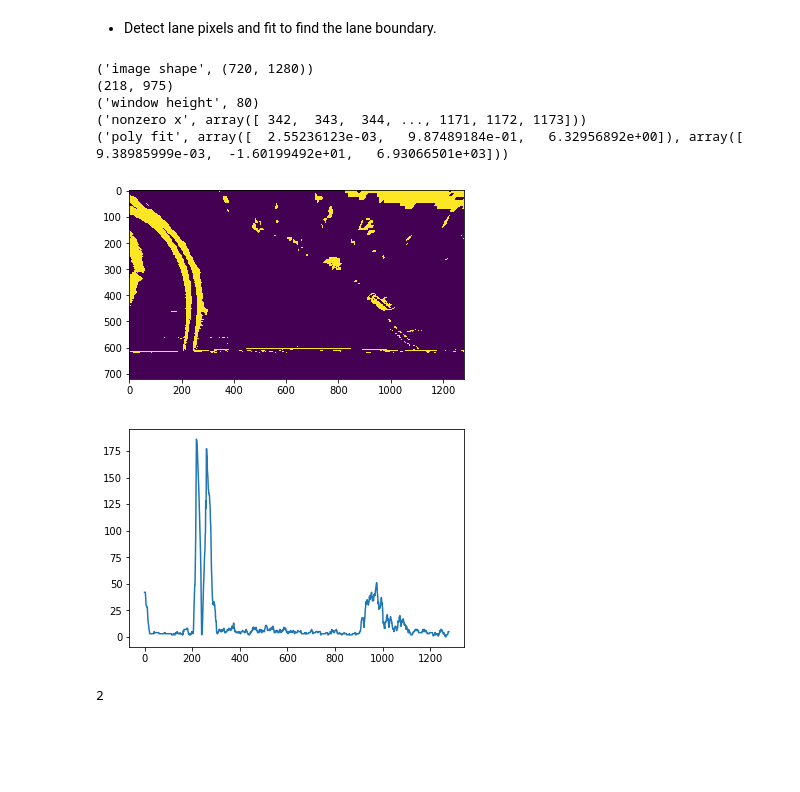
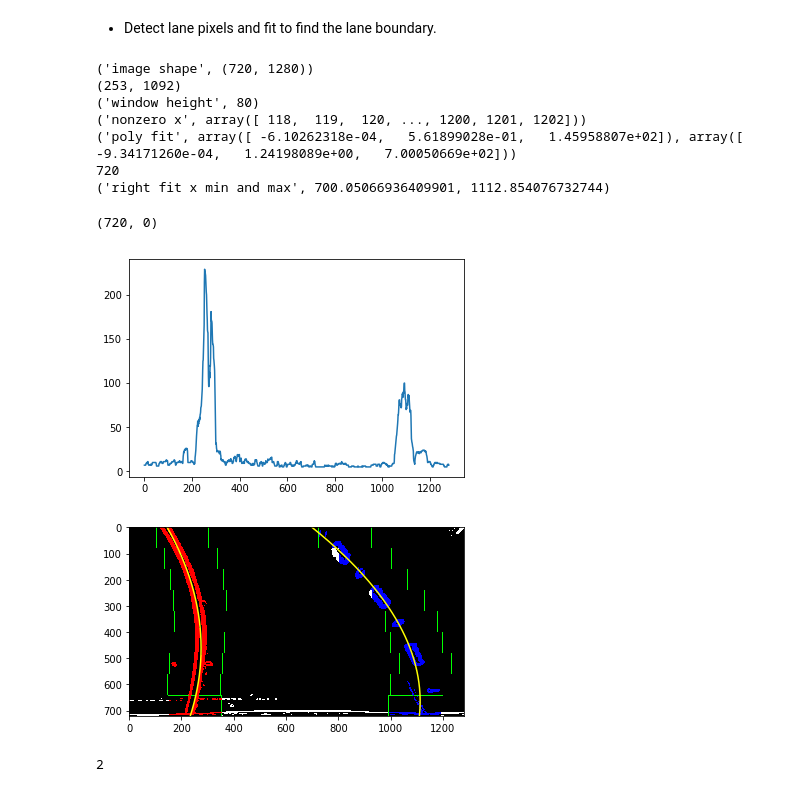
Before and after one commit to david-woo-instacart/kitt-playlabs, a Jupyter notebook: udacity/CarND-Advanced-Lane-Lines-master/CarND-Advanced-Lane-Lines-Project.ipynb, the cells around one changed output. Drawn from its saved outputs; the diff is of its cells as text; code cells hidden in the pictures; blank space fills up the shorter version.

```diff
--- a/udacity/CarND-Advanced-Lane-Lines-master/CarND-Advanced-Lane-Lines-Project.ipynb
+++ b/udacity/CarND-Advanced-Lane-Lines-master/CarND-Advanced-Lane-Lines-Project.ipynb
@@ -422,11 +388,20 @@ def get_birdeye_image_perspective(img,src,dst_offset):
     ##### 4 ----- 3 #####
 
     #format x,y
+    #dst = np.float32([ [dst_offset,dst_offset],
+    #                                [img_size[0]-dst_offset,dst_offset],
+    #                                [img_size[0]-dst_offset,img_size[1]-dst_offset],
+    #                                [dst_offset,img_size[1]-dst_offset]
+    #                                ])
+
     dst = np.float32([ [dst_offset,dst_offset],
                                     [img_size[0]-dst_offset,dst_offset],
-                                    [img_size[0]-dst_offset,img_size[1]-dst_offset],
-                                    [dst_offset,img_size[1]-dst_offset]
+                                    [img_size[0]-dst_offset,img_size[1]],
+                                    [dst_offset,img_size[1]]
                                     ])
+
+    print("src points",src)
+    print("dst points",dst)
 
     x=np.hstack([src[:,0],src[0,0]])
     y=np.hstack([src[:,1],src[0,1]])
@@ -557,8 +552,7 @@ trans_image_orig = trans_image
 # Use this image as test image. ideally we should have two clear lane lines
 trans_image = trans_image_orig
 
-fig = plt.figure()
-plt.imshow(trans_image)
+#plt.imshow(trans_image)
 print("image shape",trans_image.shape)
 
 #Steps
@@ -572,6 +566,7 @@ y_start = 400
 
 # b) next plot histogram, for each, x value, sum y value
 hist = np.sum(trans_image[y_start:,:],axis=0)
+out_img = np.dstack((trans_image, trans_image, trans_image))*255
 fig = plt.figure()
 plt.plot(hist)
 
@@ -632,12 +627,12 @@ for window in range(nwindows):
     #left lane
     top_left = (left_window_x_left_crner,win_y_top)
     bottom_right = (left_window_x_right_crner,win_y_bottom)
-    cv2.rectangle(trans_image,top_left,bottom_right,(0,255,0), 2)
+    cv2.rectangle(out_img,top_left,bottom_right,(0,255,0), 2)
 
     #right lane
-    top_left = (left_window_x_left_crner,win_y_top)
-    bottom_right = (left_window_x_right_crner,win_y_bottom)
-    cv2.rectangle(trans_image,top_left,bottom_right,(0,255,0), 2)
+    top_left = (right_window_x_left_crner,win_y_top)
+    bottom_right = (right_window_x_right_crner,win_y_bottom)
+    cv2.rectangle(out_img,top_left,bottom_right,(0,255,0), 2)
 
     #e) identify the nonzero pixels within the window
     # y : get non zero between bottom and top of y axis
@@ -650,40 +645,61 @@ for window in range(nwindows):
     left_lane_inds.append(good_left)
     right_lane_inds.append(good_right)
 
     #f) recenter windows of found pixels more than threshold
 
     if len(good_left) > minpix:
         #print("num left pixels",len(good_left),nonzerox[good_left])
         #print("total x pixels",len(nonzerox))
         # get indices of nonzero x, then get mean
         left_center_x = np.int(np.mean(nonzerox[good_left]))
 
     if len(good_right) > minpix:
         right_center_x = np.int(np.mean(nonzerox[good_right]))
 
 # 8 Concatenate the array of indices. This will get indices of all non zero pixel
 left_lane_inds = np.concatenate(left_lane_inds)
 right_lane_inds = np.concatenate(right_lane_inds)
 
 # 9 Extract left and right line pixel positions
 left_lane_x = nonzerox[left_lane_inds]
 left_lane_y = nonzeroy[left_lane_inds]
 
 right_lane_x = nonzerox[right_lane_inds]
 right_lane_y = nonzeroy[right_lane_inds]
 
-left_fit = np.polyfit(left_lane_x,left_lane_y,2)
-right_fit = np.polyfit(right_lane_x,right_lane_y,2)
+left_fit = np.polyfit(left_lane_y,left_lane_x,2)
+right_fit = np.polyfit(right_lane_y,right_lane_x,2)
 
 print("poly fit",left_fit,right_fit)
+
+# Generate x and y values for plotting
+# get y values from 0 , 720
+ploty = np.linspace(0, trans_image.shape[0]-1, trans_image.shape[0] )
+print(len(ploty))
+left_fitx = left_fit[0]*ploty**2 + left_fit[1]*ploty + left_fit[2]
+right_fitx = right_fit[0]*ploty**2 + right_fit[1]*ploty + right_fit[2]
+
+out_img[nonzeroy[left_lane_inds], nonzerox[left_lane_inds]] = [255, 0, 0]
+out_img[nonzeroy[right_lane_inds], nonzerox[right_lane_inds]] = [0, 0, 255]
+fig = plt.figure()
+plt.imshow(out_img)
+#plot x, y point
+plt.plot(left_fitx, ploty, color='yellow')
+plt.plot(right_fitx, ploty, color='yellow')
+print("right fit x min and max",min(right_fitx),max(right_fitx))
+plt.xlim(0, 1280)
+plt.ylim(720, 0)
 # %% [output]
 ('image shape', (720, 1280))
-(218, 975)
+(253, 1092)
 ('window height', 80)
-('nonzero x', array([ 342,  343,  344, ..., 1171, 1172, 1173]))
-('poly fit', array([  2.55236123e-03,   9.87489184e-01,   6.32956892e+00]), array([  9.38985999e-03,  -1.60199492e+01,   6.93066501e+03]))
+('nonzero x', array([ 118,  119,  120, ..., 1200, 1201, 1202]))
+('poly fit', array([ -6.10262318e-04,   5.61899028e-01,   1.45958807e+02]), array([ -9.34171260e-04,   1.24198089e+00,   7.00050669e+02]))
+720
+('right fit x min and max', 700.05066936409901, 1112.854076732744)
+(720, 0)
-[figure, old version]
+[figure, new version]
-[figure, old version]
+[figure, new version]
 # %%
 # nice great achievement. able to do sliding windows
 
```
Also changed, not shown: parts of 3 cells of this notebook.
